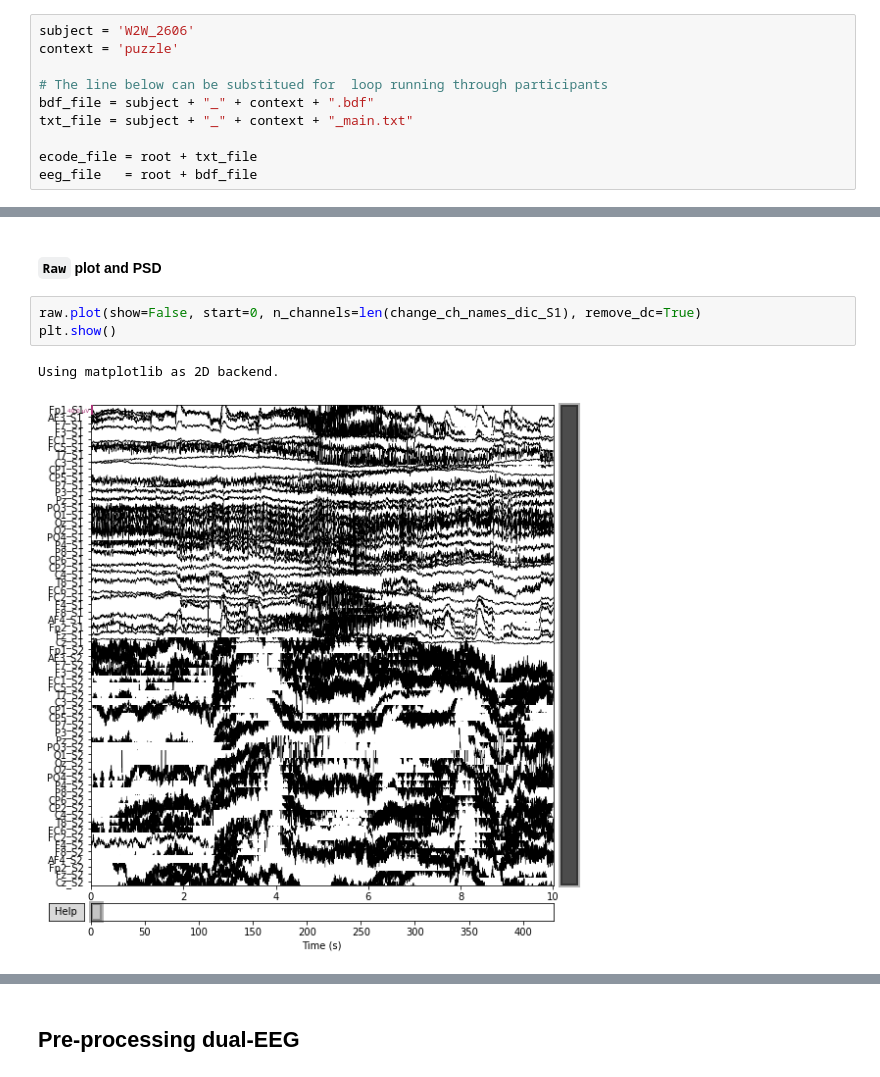
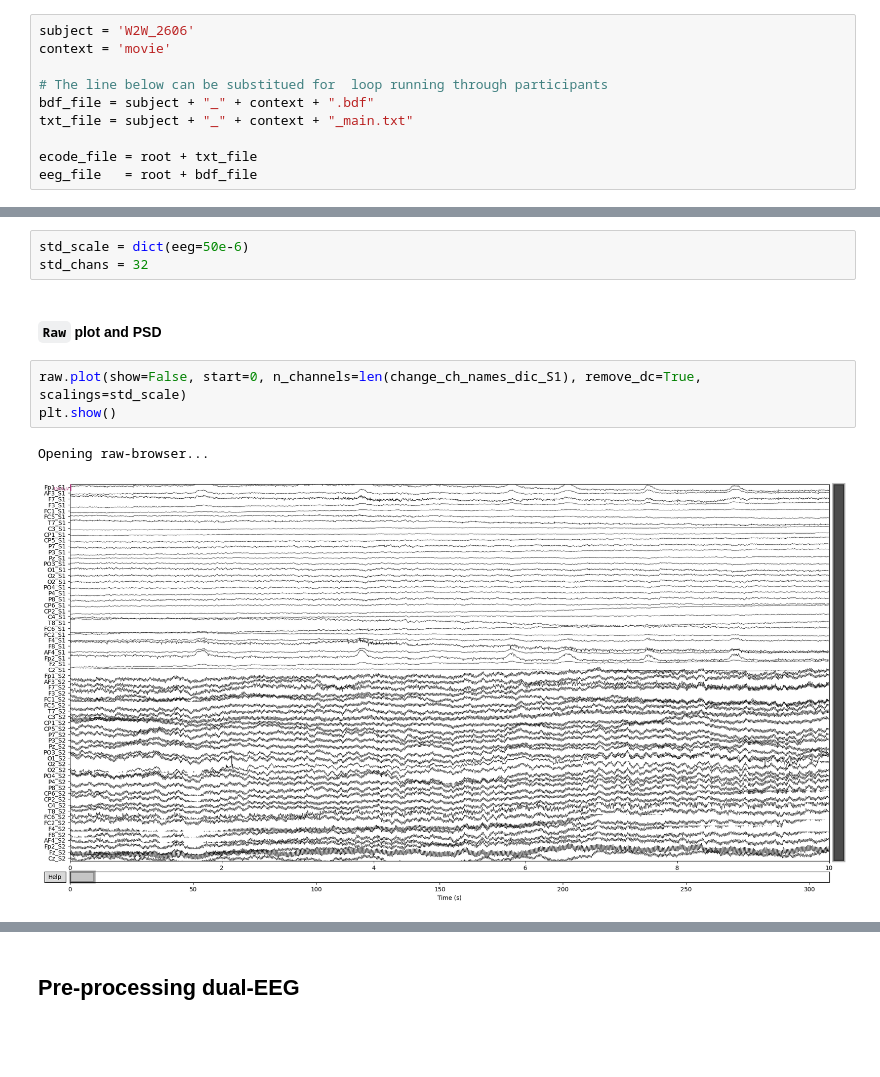
Before and after one commit to FranckPrts/Use-custom-events-in-MNE, a Jupyter notebook: W2W_Prepeocessing_pipeline.ipynb, the cells around one changed output, grey strips where cells are left out. Drawn from its saved outputs; the diff is of its cells as text; blank space fills up the shorter version.

Commit message:
std_scale added and started renaming chans without suffix

```diff
--- a/W2W_Prepeocessing_pipeline.ipynb
+++ b/W2W_Prepeocessing_pipeline.ipynb
@@ -65,7 +65,7 @@ else:
 Set variables regarding the subject of interrest **and** the condition of interest.
 # %%
 subject = 'W2W_2606'
-context = 'puzzle'
+context = 'movie'
 
 # The line below can be substitued for  loop running through participants
 bdf_file = subject + "_" + context + ".bdf"
@@ -186,11 +187,14 @@ raw.rename_channels(change_ch_names_dic_S1)
+# %%
+std_scale = dict(eeg=50e-6)
+std_chans = 32
 # %% [markdown]
 #### `Raw` plot and PSD
 # %%
-raw.plot(show=False, start=0, n_channels=len(change_ch_names_dic_S1), remove_dc=True)
+raw.plot(show=False, start=0, n_channels=len(change_ch_names_dic_S1), remove_dc=True, scalings=std_scale)
 plt.show()
 # %% [output]
-Using matplotlib as 2D backend.
+Opening raw-browser...
-[figure, old version]
+[figure, new version]
 # %%
 raw.plot_psd(show=False)
 plt.show()
```
Also changed, not shown: parts of 36 cells of this notebook.
